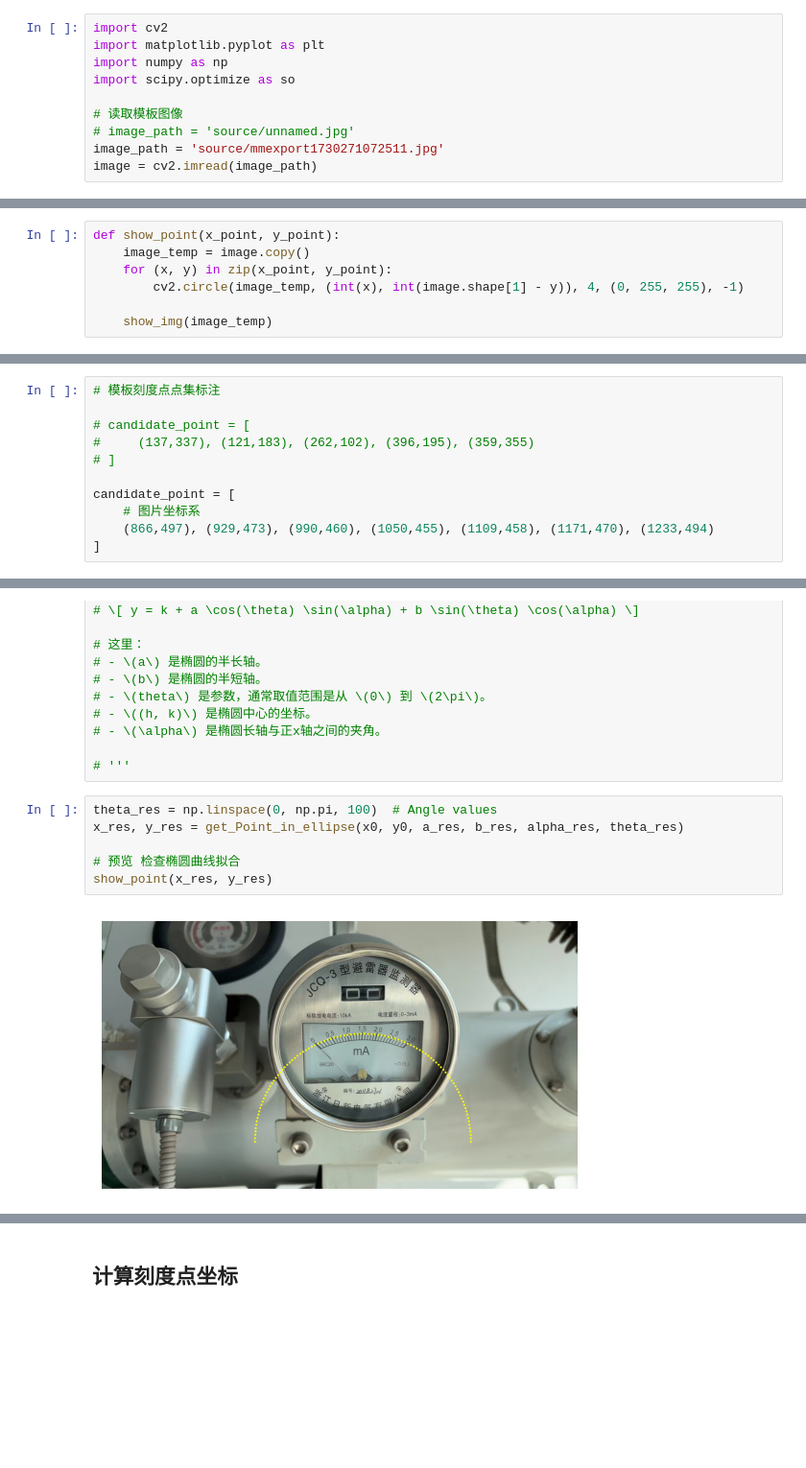
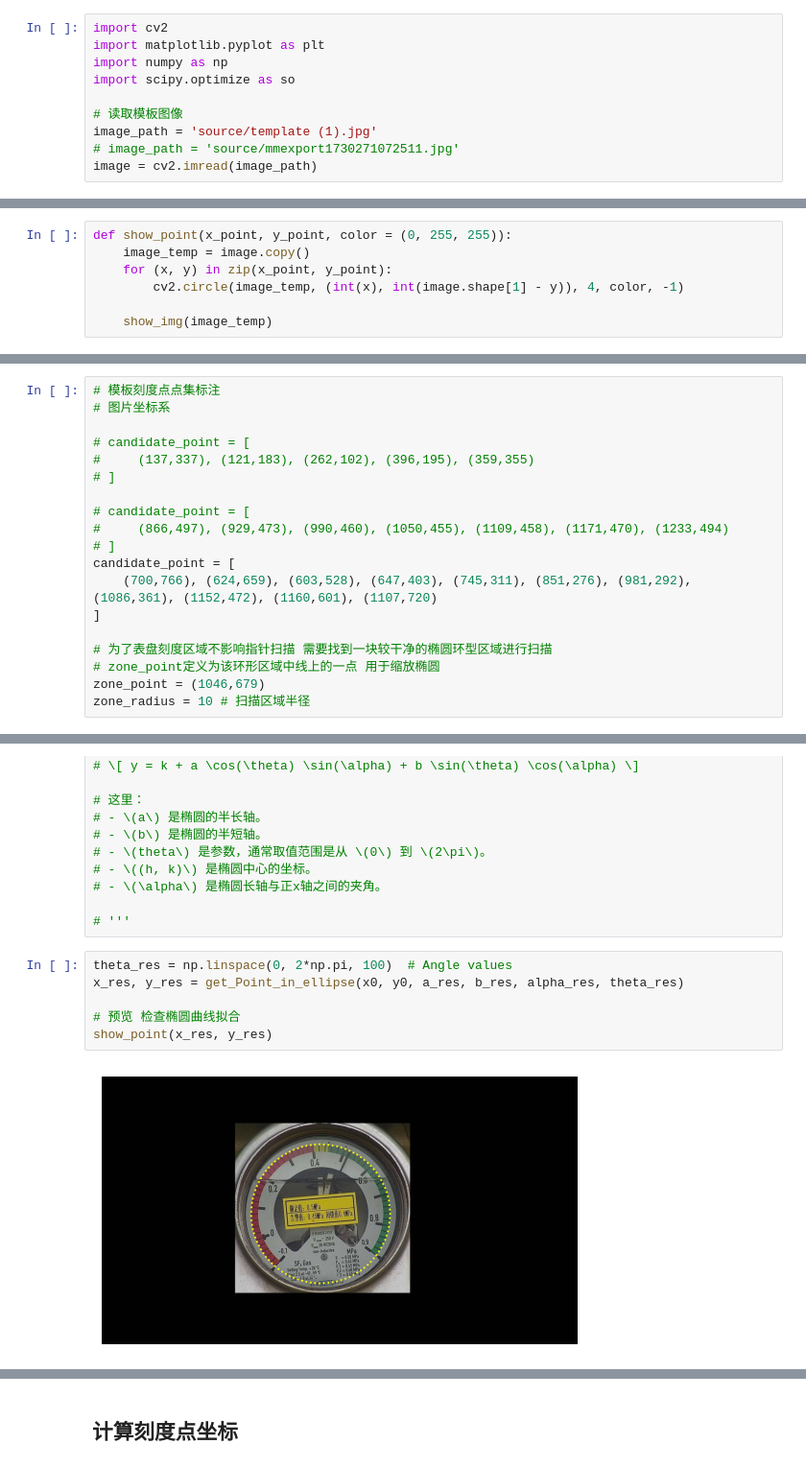
Before and after one commit to aoiJays/ai4clock, a Jupyter notebook: test.ipynb, the cells around one changed output, grey strips where cells are left out. Shown at 96% size. Cells and saved outputs as stored; diff of their text form; blank space fills up the shorter version.

Commit message:
Finished: Template process

```diff
--- a/test.ipynb
+++ b/test.ipynb
@@ -7,8 +7,8 @@ import numpy as np
 import scipy.optimize as so
 
 # 读取模板图像
-# image_path = 'source/unnamed.jpg'
-image_path = 'source/mmexport1730271072511.jpg'
+image_path = 'source/template (1).jpg'
+# image_path = 'source/mmexport1730271072511.jpg'
 image = cv2.imread(image_path)
 # %%
 def show_img(image):
@@ -22,10 +22,10 @@ def show_img(image):
         plt.axis('off')  # 关闭坐标轴
         plt.show()
 # %%
-def show_point(x_point, y_point):
+def show_point(x_point, y_point, color = (0, 255, 255)):
     image_temp = image.copy()
     for (x, y) in zip(x_point, y_point):
-        cv2.circle(image_temp, (int(x), int(image.shape[1] - y)), 4, (0, 255, 255), -1)
+        cv2.circle(image_temp, (int(x), int(image.shape[1] - y)), 4, color, -1)
 
     show_img(image_temp)
 # %%
@@ -38,15 +38,23 @@ show_img(image)
 刻度点拟合要求至少五个标注点
 # %%
 # 模板刻度点点集标注
+# 图片坐标系
 
 # candidate_point = [
 #     (137,337), (121,183), (262,102), (396,195), (359,355)
 # ]
 
+# candidate_point = [
+#     (866,497), (929,473), (990,460), (1050,455), (1109,458), (1171,470), (1233,494)
+# ]
 candidate_point = [
-    # 图片坐标系
-    (866,497), (929,473), (990,460), (1050,455), (1109,458), (1171,470), (1233,494)
+    (700,766), (624,659), (603,528), (647,403), (745,311), (851,276), (981,292), (1086,361), (1152,472), (1160,601), (1107,720)
 ]
+
+# 为了表盘刻度区域不影响指针扫描 需要找到一块较干净的椭圆环型区域进行扫描
+# zone_point定义为该环形区域中线上的一点 用于缩放椭圆
+zone_point = (1046,679)
+zone_radius = 10 # 扫描区域半径
 # %% [markdown]
 ### 椭圆拟合
 # %%
@@ -123,10 +131,10 @@ def get_Point_in_ellipse(h, k, a, b, alpha, theta):
 
 # '''
 # %%
-theta_res = np.linspace(0, np.pi, 100)  # Angle values
+theta_res = np.linspace(0, 2*np.pi, 100)  # Angle values
 x_res, y_res = get_Point_in_ellipse(x0, y0, a_res, b_res, alpha_res, theta_res)
 
 # 预览 检查椭圆曲线拟合
 show_point(x_res, y_res)
 # %% [output]
-[figure, old version]
+[figure, new version]
```
Also changed, not shown: parts of 19 cells of this notebook.
